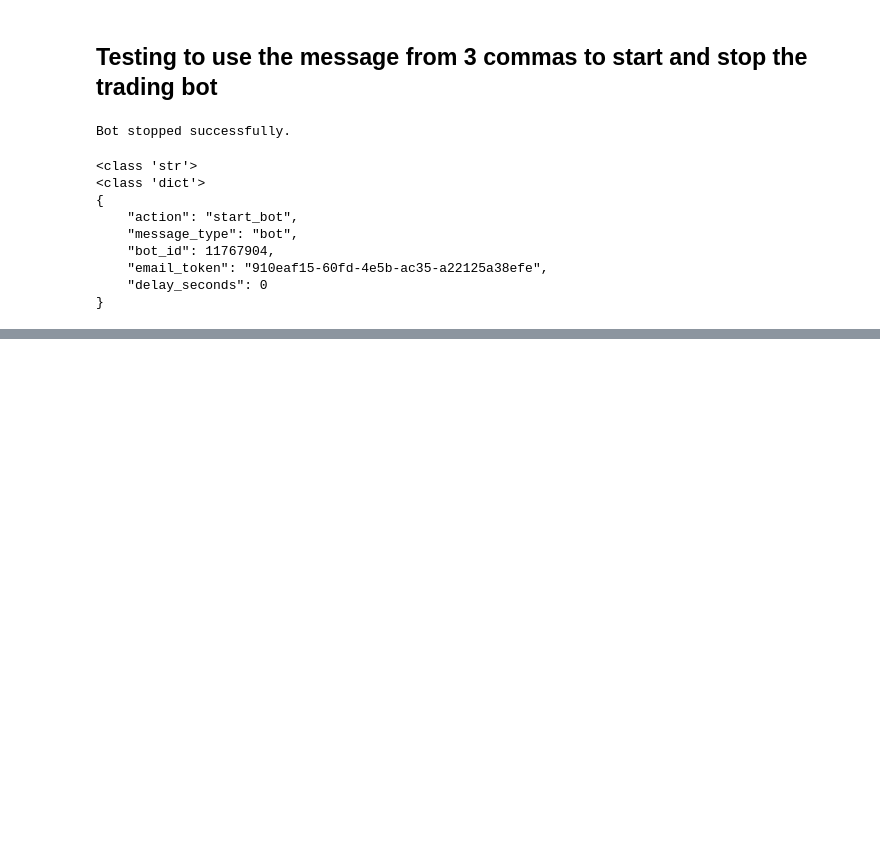
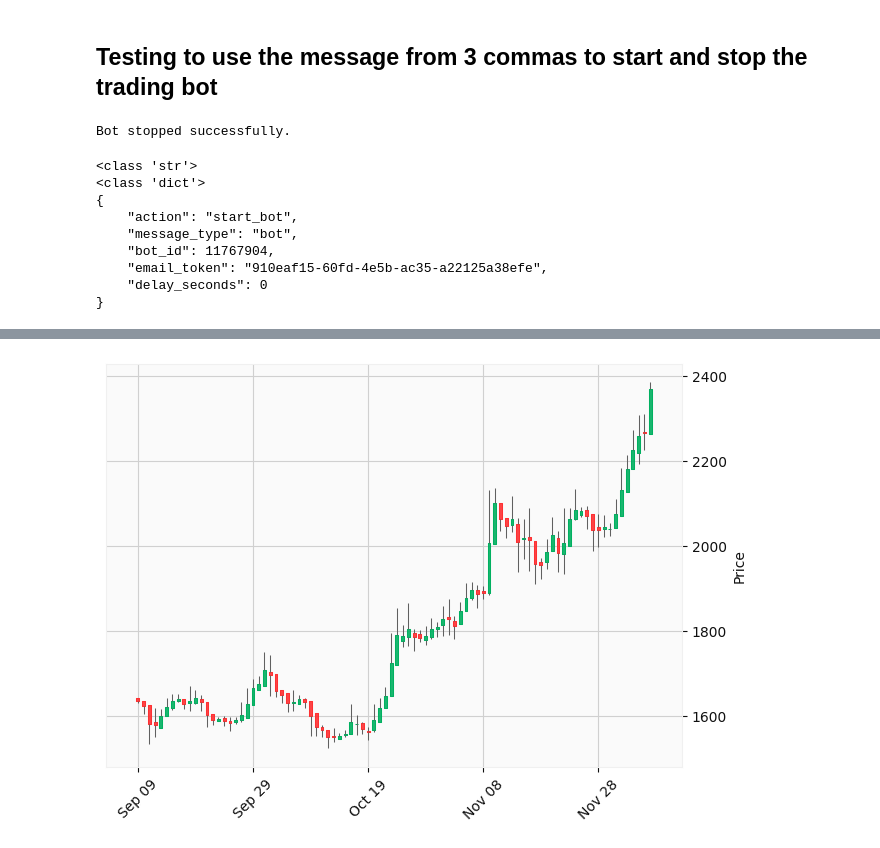
Before and after one commit to UFXtrendscalper/Dividend_Project, a Jupyter notebook: DIVIDEND DASHBOARD/testing_notebook.ipynb, the cells around one changed output, grey strips where cells are left out. Drawn from its saved outputs; the diff is of its cells as text; code cells hidden in the pictures; blank space fills up the shorter version.

Commit message:
added heiken ashi in the test notepad

```diff
--- a/DIVIDEND DASHBOARD/testing_notebook.ipynb
+++ b/DIVIDEND DASHBOARD/testing_notebook.ipynb
@@ -136,0 +98,23 @@ memory usage: 29.3 KB
+# %%
+# Create a new dataframe and calulate the hieken ashi
+ha_data = data.copy()
+ha_data['HA_Close'] = (data['Open'] + data['High'] + data['Low'] + data['Close']) / 4
+
+idx = ha_data.index.name
+ha_data.reset_index(inplace=True)
+
+ha_data['HA_Open'] = (ha_data['Open'].shift(1) + ha_data['Close'].shift(1)) / 2
+ha_data['HA_High'] = ha_data[['High', 'HA_Open', 'HA_Close']].max(axis=1)
+ha_data['HA_Low'] = ha_data[['Low', 'HA_Open', 'HA_Close']].min(axis=1)
+
+if idx:
+    ha_data.set_index(idx, inplace=True)
+ha_data.dropna(inplace=True)
+
+# drop the Open High Low Close columns and rename the HA_ columns and plot
+ha_data.drop(['Open', 'High', 'Low', 'Close'], axis=1, inplace=True)
+ha_data.rename(columns={'HA_Open': 'Open', 'HA_High': 'High', 'HA_Low': 'Low', 'HA_Close': 'Close'}, inplace=True)
+
+mpf.plot(ha_data, type='candle', style='yahoo')  # differmt styles are avalible
+# %% [output]
+[figure, added]
```
Also changed, not shown: parts of 5 cells of this notebook.
